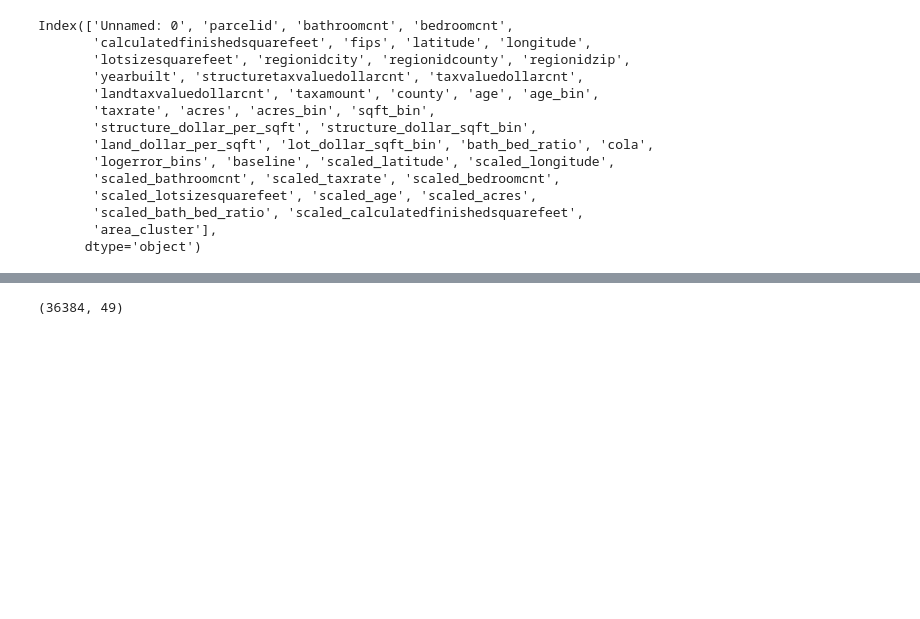
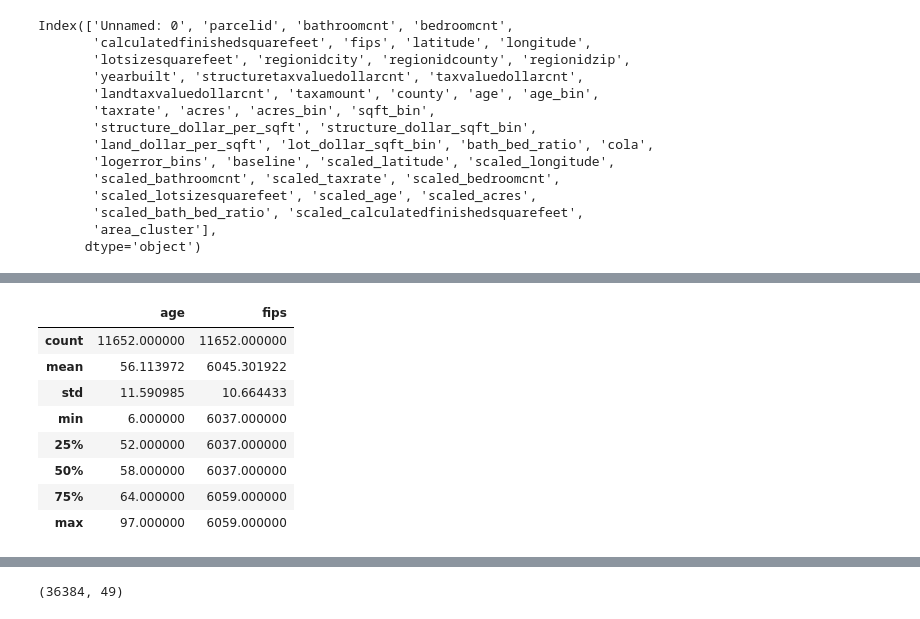
Before and after one commit to Zillow-Project-JG-DN/clustering-project-jgdn, a Jupyter notebook: dn_scratchpad.ipynb, the cells around one changed output, grey strips where cells are left out. Drawn from its saved outputs; the diff is of its cells as text; code cells hidden in the pictures; blank space fills up the shorter version.

```diff
--- a/dn_scratchpad.ipynb
+++ b/dn_scratchpad.ipynb
@@ -58,0 +65,2 @@ X_train.head()
+# %%
+pd.set_option(‘display.float_format’, lambda x: ‘%.5f’ % x)
@@ -108,3 +124,15 @@ c3.describe().T
+# %%
+c4[['age', 'fips']].describe()
+# %% [output]
+|  | age | fips |
+| count | 11652.000000 | 11652.000000 |
+| mean | 56.113972 | 6045.301922 |
+| std | 11.590985 | 10.664433 |
+| min | 6.000000 | 6037.000000 |
+| 25% | 52.000000 | 6037.000000 |
+| 50% | 58.000000 | 6037.000000 |
+| 75% | 64.000000 | 6059.000000 |
+| max | 97.000000 | 6059.000000 |
 # %%
 c4.describe().T
 # %% [output]
```
Also changed, not shown: parts of 10 cells of this notebook.
